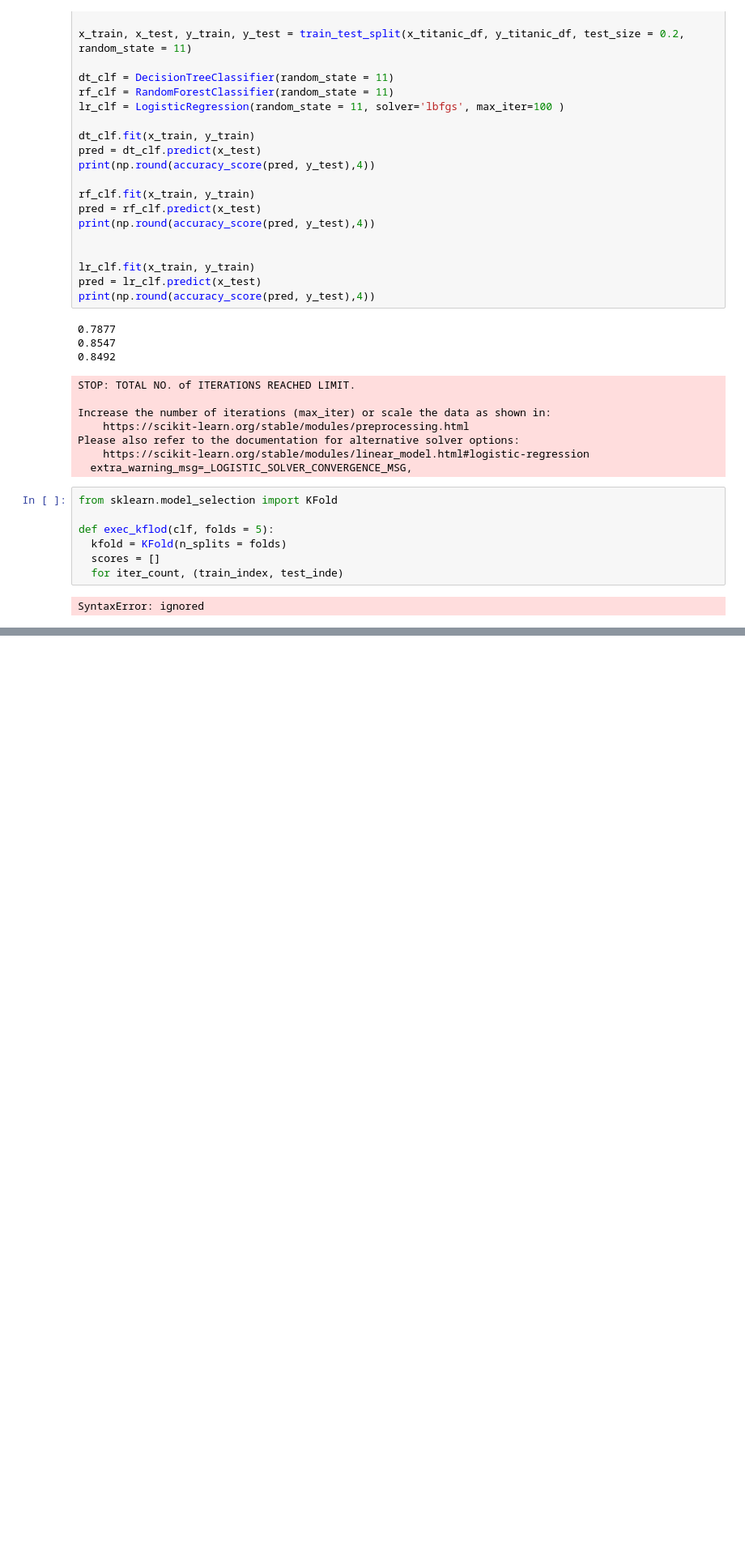
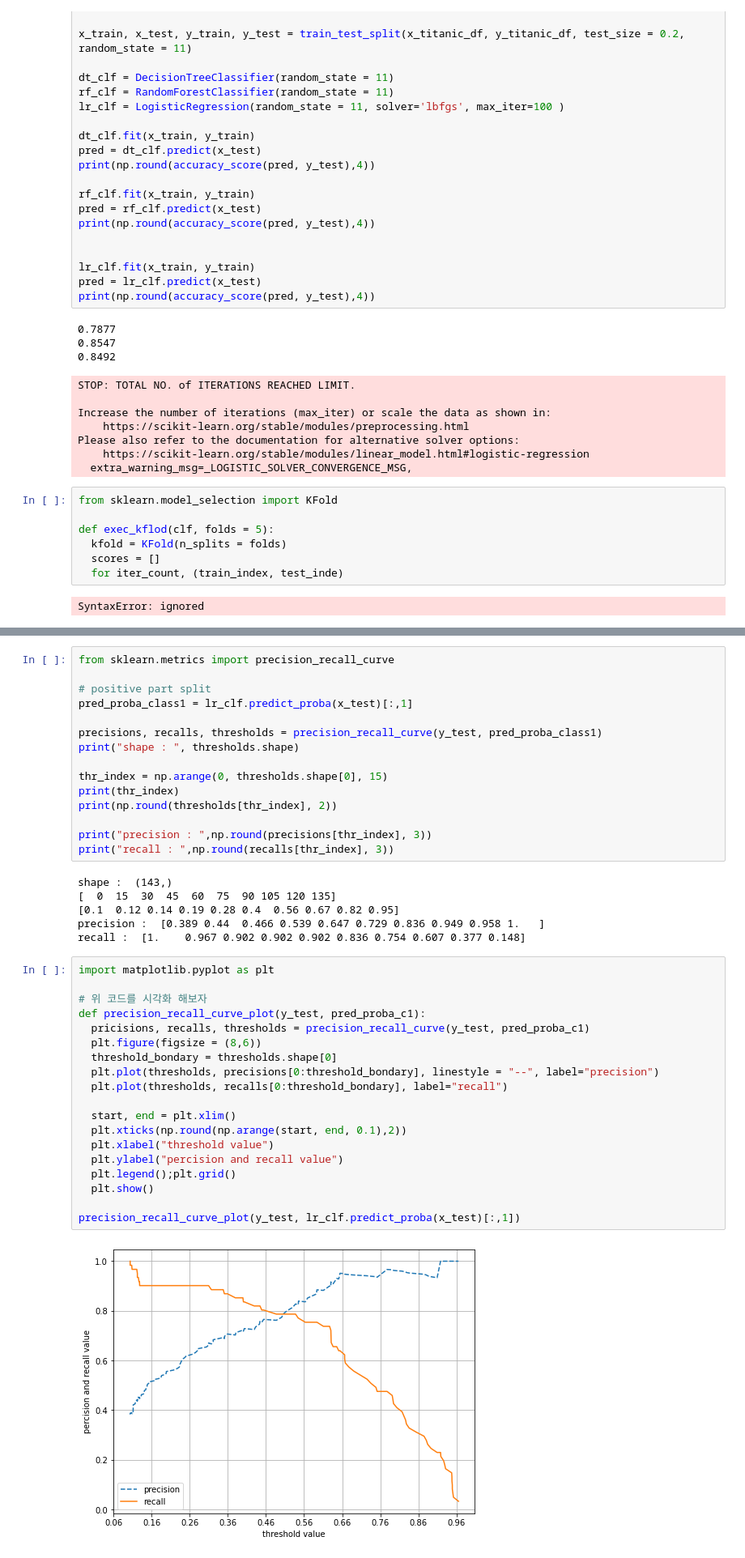
Before and after one commit to Tianea2160/PythonPractice, a Jupyter notebook: sklearnPractice.ipynb, the cells around one changed output, grey strips where cells are left out. Shown: that part at 81% size. Drawn from its saved outputs; the diff is of its cells as text; blank space fills up the shorter version.

```diff
--- a/sklearnPractice.ipynb
+++ b/sklearnPractice.ipynb
@@ -670,0 +778,42 @@ SyntaxError: ignored
+# %%
+from sklearn.metrics import precision_recall_curve
+
+# positive part split
+pred_proba_class1 = lr_clf.predict_proba(x_test)[:,1]
+
+precisions, recalls, thresholds = precision_recall_curve(y_test, pred_proba_class1)
+print("shape : ", thresholds.shape)
+
+thr_index = np.arange(0, thresholds.shape[0], 15)
+print(thr_index)
+print(np.round(thresholds[thr_index], 2))
+
+print("precision : ",np.round(precisions[thr_index], 3))
+print("recall : ",np.round(recalls[thr_index], 3))
+# %% [output]
+shape :  (143,)
+[  0  15  30  45  60  75  90 105 120 135]
+[0.1  0.12 0.14 0.19 0.28 0.4  0.56 0.67 0.82 0.95]
+precision :  [0.389 0.44  0.466 0.539 0.647 0.729 0.836 0.949 0.958 1.   ]
+recall :  [1.    0.967 0.902 0.902 0.902 0.836 0.754 0.607 0.377 0.148]
+# %%
+import matplotlib.pyplot as plt
+
+# 위 코드를 시각화 해보자
+def precision_recall_curve_plot(y_test, pred_proba_c1):
+  pricisions, recalls, thresholds = precision_recall_curve(y_test, pred_proba_c1)
+  plt.figure(figsize = (8,6))
+  threshold_bondary = thresholds.shape[0]
+  plt.plot(thresholds, precisions[0:threshold_bondary], linestyle = "--", label="precision")
+  plt.plot(thresholds, recalls[0:threshold_bondary], label="recall")
+
+  start, end = plt.xlim()
+  plt.xticks(np.round(np.arange(start, end, 0.1),2))
+  plt.xlabel("threshold value")
+  plt.ylabel("percision and recall value")
+  plt.legend();plt.grid()
+  plt.show()
+
+precision_recall_curve_plot(y_test, lr_clf.predict_proba(x_test)[:,1])
+# %% [output]
+[figure, added]
```
Also changed, not shown: parts of 8 cells of this notebook.
